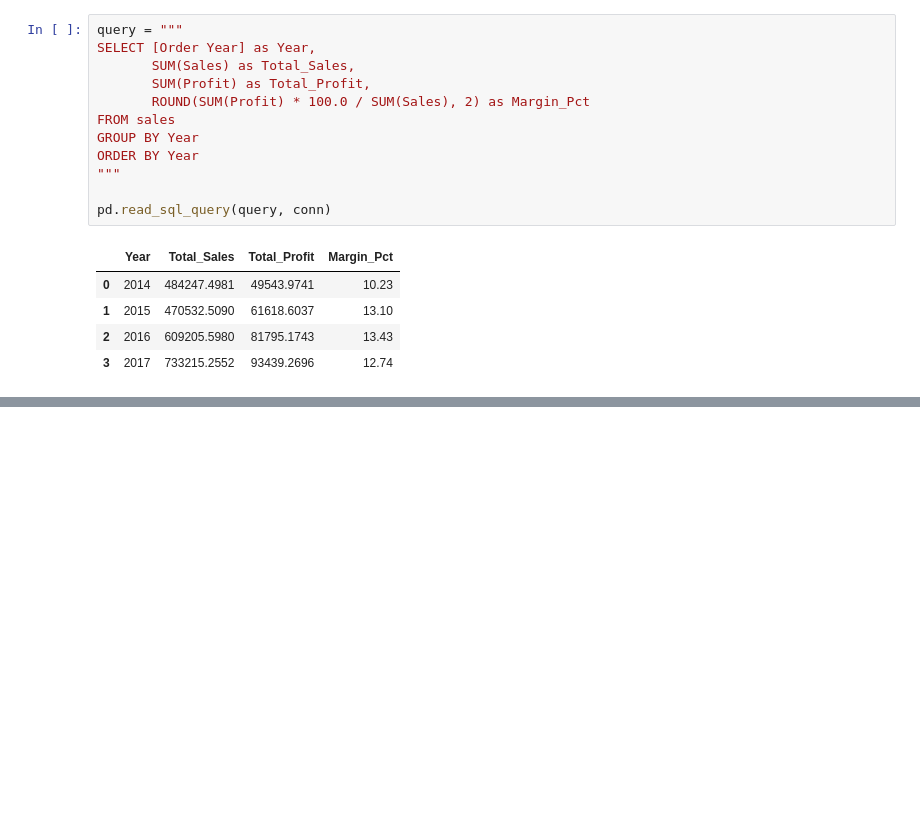
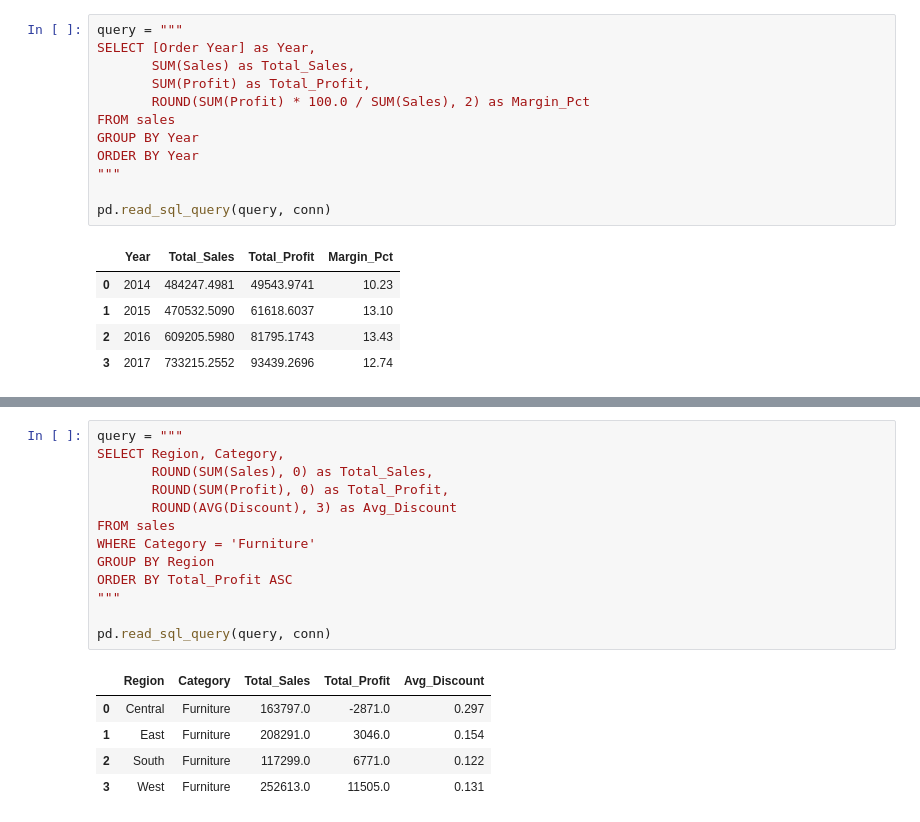
Before and after one commit to adamljouad/vendite_supermercato, a Jupyter notebook: analysis.ipynb, the cells around one changed output, grey strips where cells are left out. Saved outputs shown, nothing was run; the diff lists cells and outputs as text; blank space fills up the shorter version.

```diff
--- a/analysis.ipynb
+++ b/analysis.ipynb
@@ -210,0 +252,19 @@ pd.read_sql_query(query, conn)
+# %%
+query = """
+SELECT Region, Category,
+       ROUND(SUM(Sales), 0) as Total_Sales,
+       ROUND(SUM(Profit), 0) as Total_Profit,
+       ROUND(AVG(Discount), 3) as Avg_Discount
+FROM sales
+WHERE Category = 'Furniture'
+GROUP BY Region
+ORDER BY Total_Profit ASC
+"""
+
+pd.read_sql_query(query, conn)
+# %% [output]
+|  | Region | Category | Total_Sales | Total_Profit | Avg_Discount |
+| 0 | Central | Furniture | 163797.0 | -2871.0 | 0.297 |
+| 1 | East | Furniture | 208291.0 | 3046.0 | 0.154 |
+| 2 | South | Furniture | 117299.0 | 6771.0 | 0.122 |
+| 3 | West | Furniture | 252613.0 | 11505.0 | 0.131 |
```
Also changed, not shown: parts of 2 cells of this notebook.
